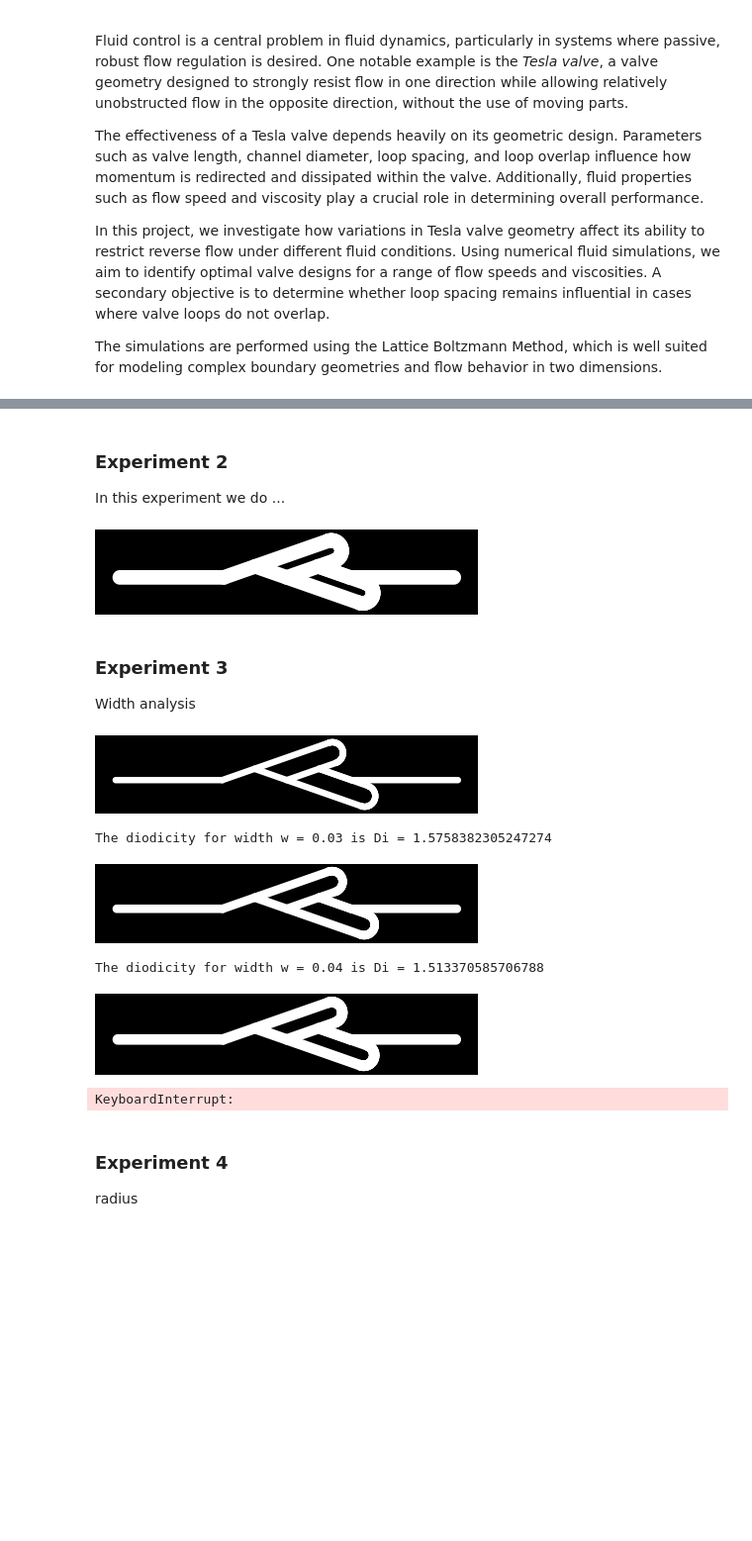
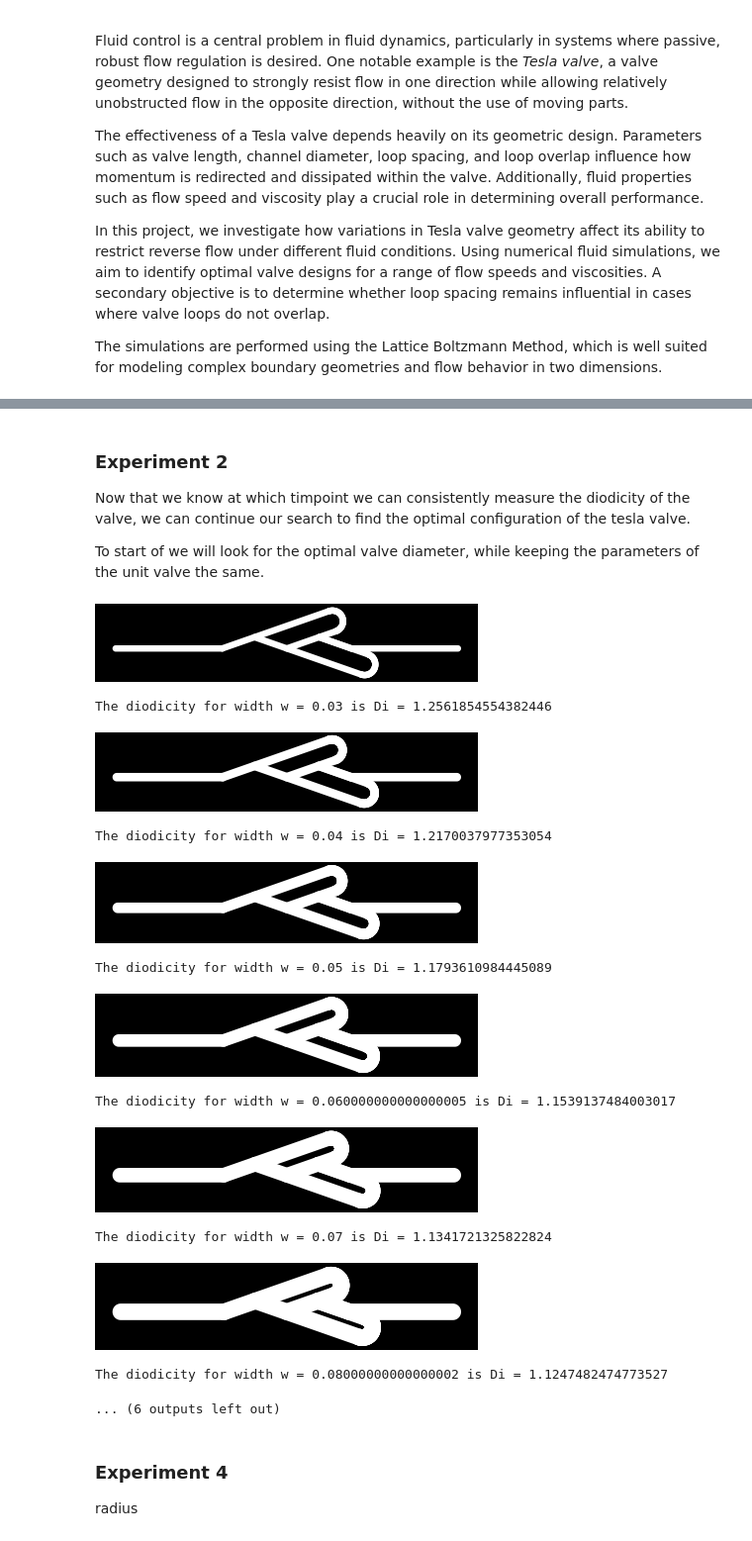
Before and after one commit to KPutti71/project_comp_sci, a Jupyter notebook: experiments.ipynb, the cells around one changed output, grey strips where cells are left out. Shown at 99% size. Cells and saved outputs as stored; diff of their text form; code cells hidden in the pictures; blank space fills up the shorter version.

Commit message:
minor fix in class_test, added exeperiment 1 to find appropriate measurement t

```diff
--- a/experiments.ipynb
+++ b/experiments.ipynb
@@ -42,17 +144,17 @@ Flow resistance R = 0.0021037020331569614
+# %%
+sim_params = {
+    "png_path": "data/valve.png",
+    "visualization_by": "pressure_field",
+    "la": 1.02,
+    "Tf": 4000,
+    "input_vel": 0.015
+    }
 # %% [markdown]
 ### Experiment 2
 
-In this experiment we do ...
+Now that we know at which timpoint we can consistently measure the diodicity of the valve, we can continue our search to find the optimal configuration of the tesla valve.
+
+To start of we will look for the optimal valve diameter, while keeping the parameters of the unit valve the same.
-# %%
-from src.valve_generator import generate_valve
-
-generate_valve(0.07, 2, 0.35, 0.1, 1)
-# %% [output]
-[figure, removed]
-# %% [markdown]
-### Experiment 3
-
-Width analysis
 # %%
 import matplotlib.pyplot as plt
 import numpy as np
@@ -66,47 +168,45 @@ logging.getLogger("pylbm").setLevel(logging.ERROR)
 
 def diodicity(reverse, forward):
     return reverse / forward
 
 width = np.arange(0.03, 0.1, 0.01)
 D = []
 
 for w in width:
     generate_valve(w, 2, 0.35, 0.1, 1)
-    sim_params = {
-        "png_path": "data/valve.png",
-        "visualization_by": "pressure_field",
-        "la": 1.03,
-        "resolution_factor": 1,
-        "input_vel": 0.020
-        }
 
     # Run simulations
     sim_rev = Simulation(flip_x = False, **sim_params)
     sim_for = Simulation(flip_x = True, **sim_params)
-    # sim.plot_grid()  # uncomment to debug your PNG -> grid parsing
+
     sol_for = sim_for.run()
     sol_rec = sim_rev.run()
-
-    # sim.animate(nrep=64, interval=0.1)
-    # sim_rev.animate(nrep=64, interval=0.1)
 
     # Calculate flow resistance for diodicity
     reverse_res = sim_rev.flow_resistance()
     forward_res = sim_for.flow_resistance()
     # print(f"Reverse Flow resistance at time t = {sim_rev.Tf} is R = {reverse_res}")
     # print(f"Forward Flow resistance at time t = {sim.Tf} is R = {forward_res}")
+
     Diodicity = diodicity(reverse_res, forward_res)
     D.append(Diodicity)
     print(f"The diodicity for width w = {w} is Di = {Diodicity}")
 
 plt.plot(width, D)
 # %% [output]
 [figure]
-The diodicity for width w = 0.03 is Di = 1.5758382305247274
+The diodicity for width w = 0.03 is Di = 1.2561854554382446
 [figure]
-The diodicity for width w = 0.04 is Di = 1.513370585706788
+The diodicity for width w = 0.04 is Di = 1.2170037977353054
 [figure]
-KeyboardInterrupt:
+The diodicity for width w = 0.05 is Di = 1.1793610984445089
+[figure, added]
+The diodicity for width w = 0.060000000000000005 is Di = 1.1539137484003017
+[figure, added]
+The diodicity for width w = 0.07 is Di = 1.1341721325822824
+[figure, added]
+The diodicity for width w = 0.08000000000000002 is Di = 1.1247482474773527
+... (6 outputs left out)
 # %% [markdown]
 ### Experiment 4
 
```
Also changed, not shown: parts of 8 cells of this notebook, 1 other file.
